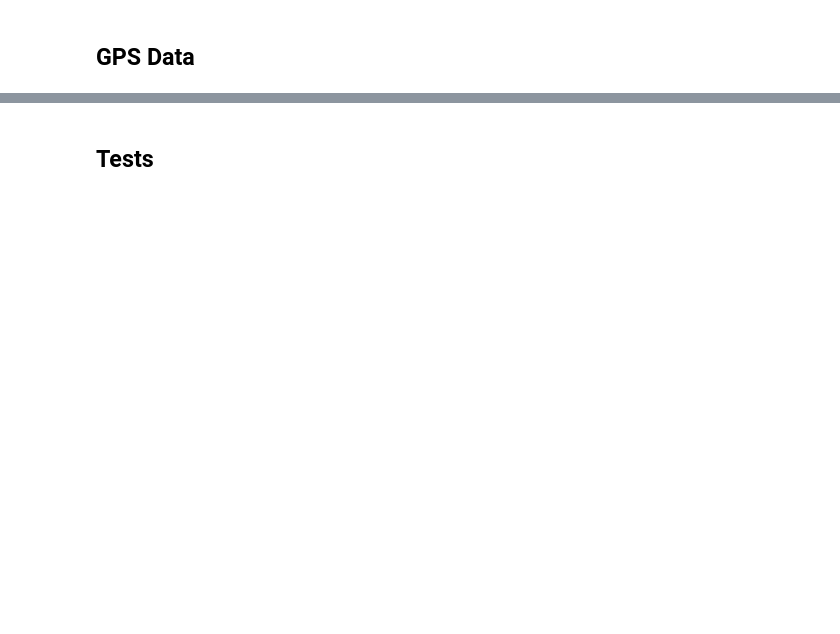
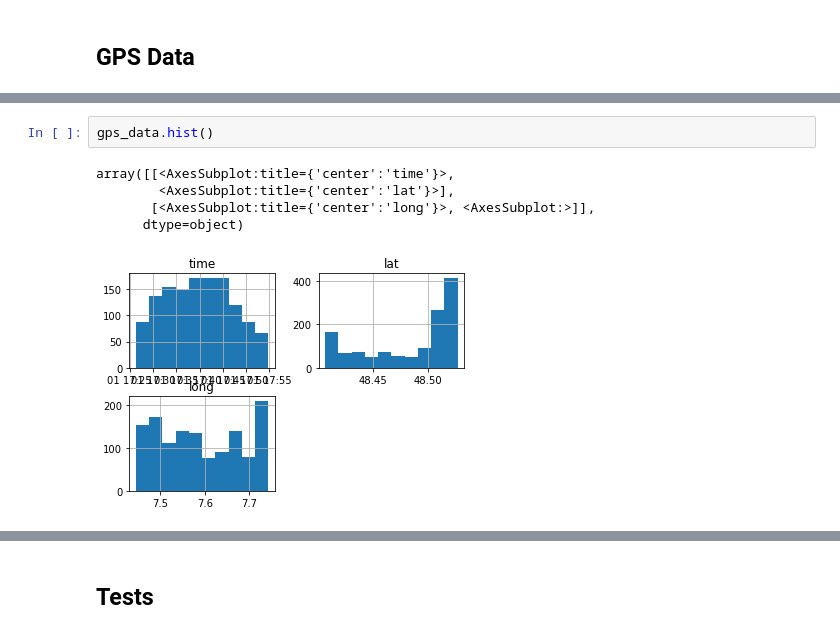
Before and after one commit to FABallemand/ProjetIngenieur, a Jupyter notebook: helbert/data/2023_03_02/data_analysis.ipynb, the cells around one changed output, grey strips where cells are left out. Drawn from its saved outputs; the diff is of its cells as text; blank space fills up the shorter version.

```diff
--- a/helbert/data/2023_03_02/data_analysis.ipynb
+++ b/helbert/data/2023_03_02/data_analysis.ipynb
@@ -158,3 +207,11 @@ gps_data.describe()
+# %%
+gps_data.hist()
+# %% [output]
+array([[<AxesSubplot:title={'center':'time'}>,
+        <AxesSubplot:title={'center':'lat'}>],
+       [<AxesSubplot:title={'center':'long'}>, <AxesSubplot:>]],
+      dtype=object)
+[figure, added]
 # %%
 gps_data.isna().sum()
 # %% [output]
```
Also changed, not shown: parts of 17 cells of this notebook, 20 other files.
